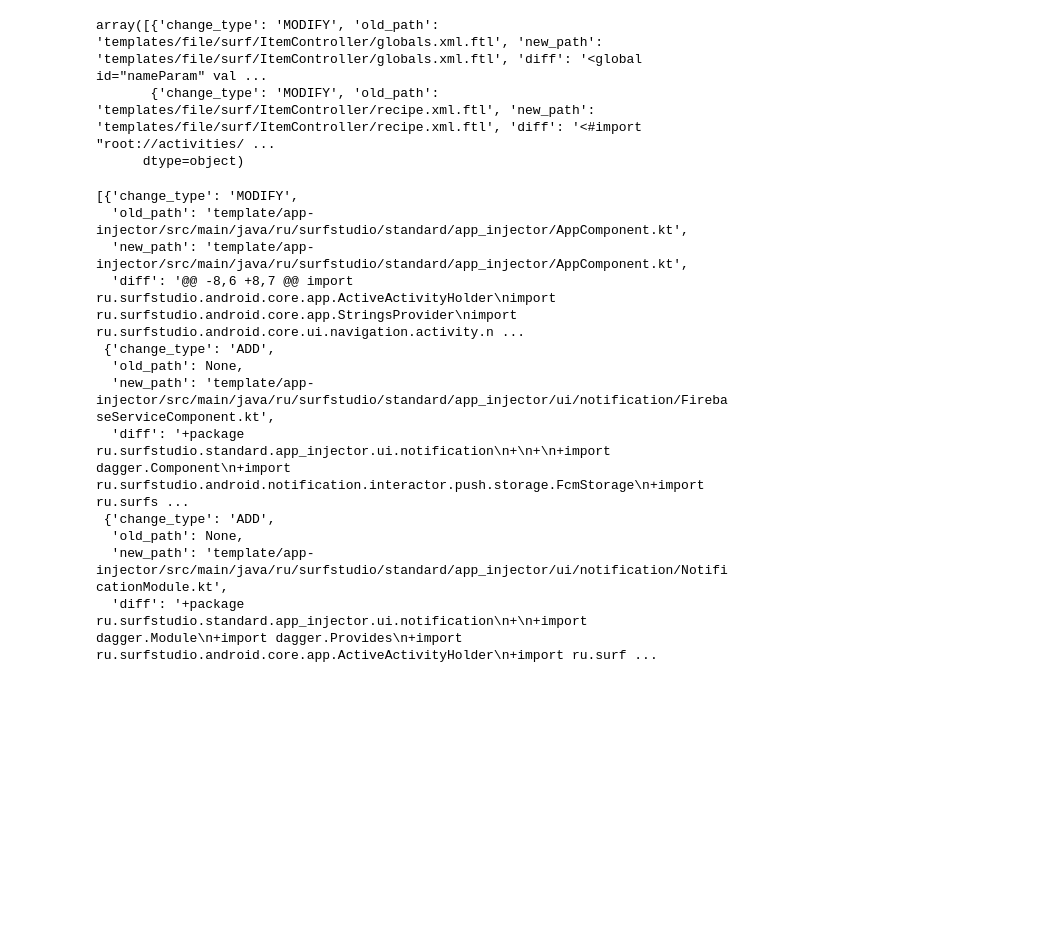
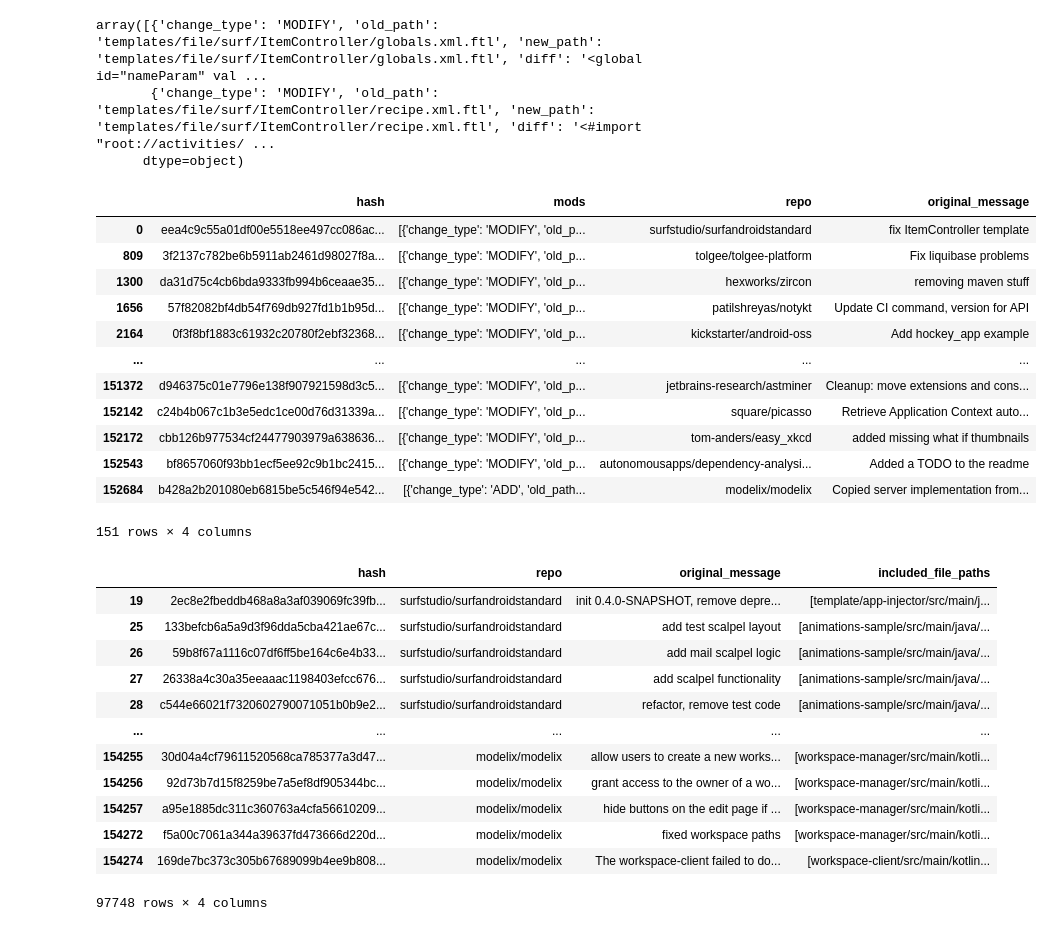
Before and after one commit to Enliven26/IF4092-Tugas-Akhir, a Jupyter notebook: src/program/dataset.ipynb, the cells around one changed output. Cells and saved outputs as stored; diff of their text form; code cells hidden in the pictures; blank space fills up the shorter version.

Commit message:
feat: add additional informations to the example file

```diff
--- a/src/program/dataset.ipynb
+++ b/src/program/dataset.ipynb
@@ -32,27 +52,53 @@ mods[0]
 array([{'change_type': 'MODIFY', 'old_path': 'templates/file/surf/ItemController/globals.xml.ftl', 'new_path': 'templates/file/surf/ItemController/globals.xml.ftl', 'diff': '<global id="nameParam" val ...
        {'change_type': 'MODIFY', 'old_path': 'templates/file/surf/ItemController/recipe.xml.ftl', 'new_path': 'templates/file/surf/ItemController/recipe.xml.ftl', 'diff': '<#import "root://activities/ ...
       dtype=object)
+# %%
+# Filter the dataset for unique repositories
+
+filtered_df = df.drop_duplicates(subset='repo')
+
+filtered_df
+# %% [output]
+|  | hash | mods | repo | original_message |
+| 0 | eea4c9c55a01df00e5518ee497cc086ac... | [{'change_type': 'MODIFY', 'old_p... | surfstudio/surfandroidstandard | fix ItemController template |
+| 809 | 3f2137c782be6b5911ab2461d98027f8a... | [{'change_type': 'MODIFY', 'old_p... | tolgee/tolgee-platform | Fix liquibase problems |
+| 1300 | da31d75c4cb6bda9333fb994b6ceaae35... | [{'change_type': 'MODIFY', 'old_p... | hexworks/zircon | removing maven stuff |
+| 1656 | 57f82082bf4db54f769db927fd1b1b95d... | [{'change_type': 'MODIFY', 'old_p... | patilshreyas/notykt | Update CI command, version for API |
+| 2164 | 0f3f8bf1883c61932c20780f2ebf32368... | [{'change_type': 'MODIFY', 'old_p... | kickstarter/android-oss | Add hockey_app example |
+| ... | ... | ... | ... | ... |
+| 151372 | d946375c01e7796e138f907921598d3c5... | [{'change_type': 'MODIFY', 'old_p... | jetbrains-research/astminer | Cleanup: move extensions and cons... |
+| 152142 | c24b4b067c1b3e5edc1ce00d76d31339a... | [{'change_type': 'MODIFY', 'old_p... | square/picasso | Retrieve Application Context auto... |
+| 152172 | cbb126b977534cf24477903979a638636... | [{'change_type': 'MODIFY', 'old_p... | tom-anders/easy_xkcd | added missing what if thumbnails |
+| 152543 | bf8657060f93bb1ecf5ee92c9b1bc2415... | [{'change_type': 'MODIFY', 'old_p... | autonomousapps/dependency-analysi... | Added a TODO to the readme |
+| 152684 | b428a2b201080eb6815be5c546f94e542... | [{'change_type': 'ADD', 'old_path... | modelix/modelix | Copied server implementation from... |
+151 rows × 4 columns
 # %%
-# Filter the mods for only Kotlin files
+# Get list of kotlin files per rows and drop the mods column
 
-filtered_mods = df['mods'].apply(
-    lambda mod_list: [
-        mod for mod in mod_list if str(mod['old_path']).endswith('.kt') or str(mod['new_path']).endswith('.kt')
-    ]
+df['included_file_paths'] = df['mods'].apply(
+    lambda mod_list: list(set(
+        mod['old_path'] for mod in mod_list if str(mod['old_path']).endswith('.kt')
+    ) | set(
+        mod['new_path'] for mod in mod_list if str(mod['new_path']).endswith('.kt')
+    ))
 )
 
-filtered_mods = filtered_mods[filtered_mods.apply(lambda x: len(x) > 0)]
-filtered_mods.iloc[0]
+filtered_df: pd.DataFrame = df[df['included_file_paths'].apply(lambda x: len(x) > 0)]
+
+filtered_df = filtered_df.drop(columns=['mods'])
+
+filtered_df
 # %% [output]
+|  | hash | repo | original_message | included_file_paths |
+| 19 | 2ec8e2fbeddb468a8a3af039069fc39fb... | surfstudio/surfandroidstandard | init 0.4.0-SNAPSHOT, remove depre... | [template/app-injector/src/main/j... |
+| 25 | 133befcb6a5a9d3f96dda5cba421ae67c... | surfstudio/surfandroidstandard | add test scalpel layout | [animations-sample/src/main/java/... |
+| 26 | 59b8f67a1116c07df6ff5be164c6e4b33... | surfstudio/surfandroidstandard | add mail scalpel logic | [animations-sample/src/main/java/... |
+| 27 | 26338a4c30a35eeaaac1198403efcc676... | surfstudio/surfandroidstandard | add scalpel functionality | [animations-sample/src/main/java/... |
+| 28 | c544e66021f7320602790071051b0b9e2... | surfstudio/surfandroidstandard | refactor, remove test code | [animations-sample/src/main/java/... |
+| ... | ... | ... | ... | ... |
+| 154255 | 30d04a4cf79611520568ca785377a3d47... | modelix/modelix | allow users to create a new works... | [workspace-manager/src/main/kotli... |
+| 154256 | 92d73b7d15f8259be7a5ef8df905344bc... | modelix/modelix | grant access to the owner of a wo... | [workspace-manager/src/main/kotli... |
+| 154257 | a95e1885dc311c360763a4cfa56610209... | modelix/modelix | hide buttons on the edit page if ... | [workspace-manager/src/main/kotli... |
+| 154272 | f5a00c7061a344a39637fd473666d220d... | modelix/modelix | fixed workspace paths | [workspace-manager/src/main/kotli... |
+| 154274 | 169de7bc373c305b67689099b4ee9b808... | modelix/modelix | The workspace-client failed to do... | [workspace-client/src/main/kotlin... |
-[{'change_type': 'MODIFY',
-  'old_path': 'template/app-injector/src/main/java/ru/surfstudio/standard/app_injector/AppComponent.kt',
-  'new_path': 'template/app-injector/src/main/java/ru/surfstudio/standard/app_injector/AppComponent.kt',
-  'diff': '@@ -8,6 +8,7 @@ import ru.surfstudio.android.core.app.ActiveActivityHolder\nimport ru.surfstudio.android.core.app.StringsProvider\nimport ru.surfstudio.android.core.ui.navigation.activity.n ...
- {'change_type': 'ADD',
-  'old_path': None,
-  'new_path': 'template/app-injector/src/main/java/ru/surfstudio/standard/app_injector/ui/notification/FirebaseServiceComponent.kt',
-  'diff': '+package ru.surfstudio.standard.app_injector.ui.notification\n+\n+\n+import dagger.Component\n+import ru.surfstudio.android.notification.interactor.push.storage.FcmStorage\n+import ru.surfs ...
- {'change_type': 'ADD',
-  'old_path': None,
-  'new_path': 'template/app-injector/src/main/java/ru/surfstudio/standard/app_injector/ui/notification/NotificationModule.kt',
-  'diff': '+package ru.surfstudio.standard.app_injector.ui.notification\n+\n+import dagger.Module\n+import dagger.Provides\n+import ru.surfstudio.android.core.app.ActiveActivityHolder\n+import ru.surf ...
+97748 rows × 4 columns
```
Also changed, not shown: parts of 9 cells of this notebook, 5 other files.
